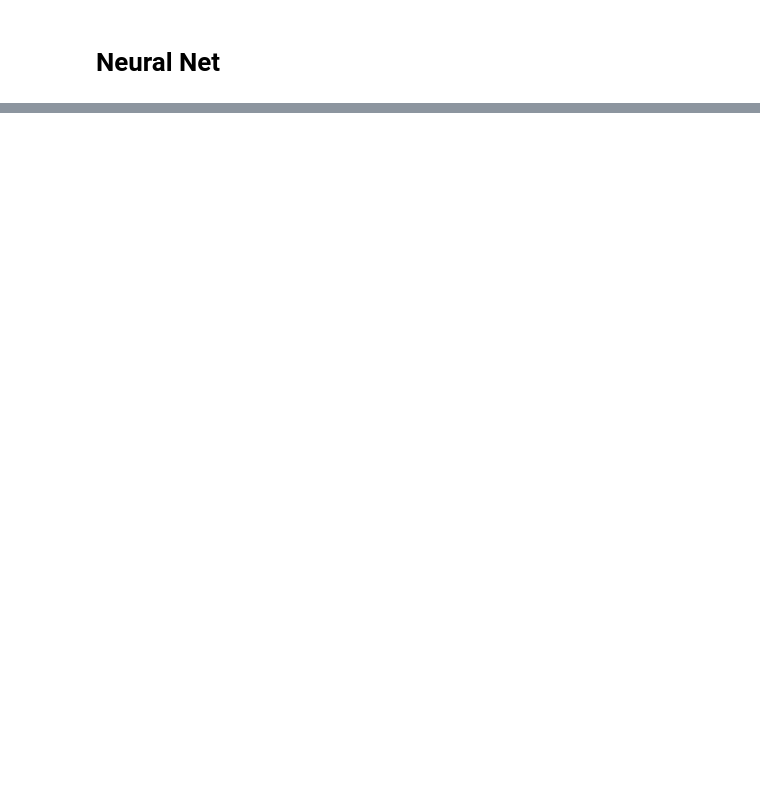
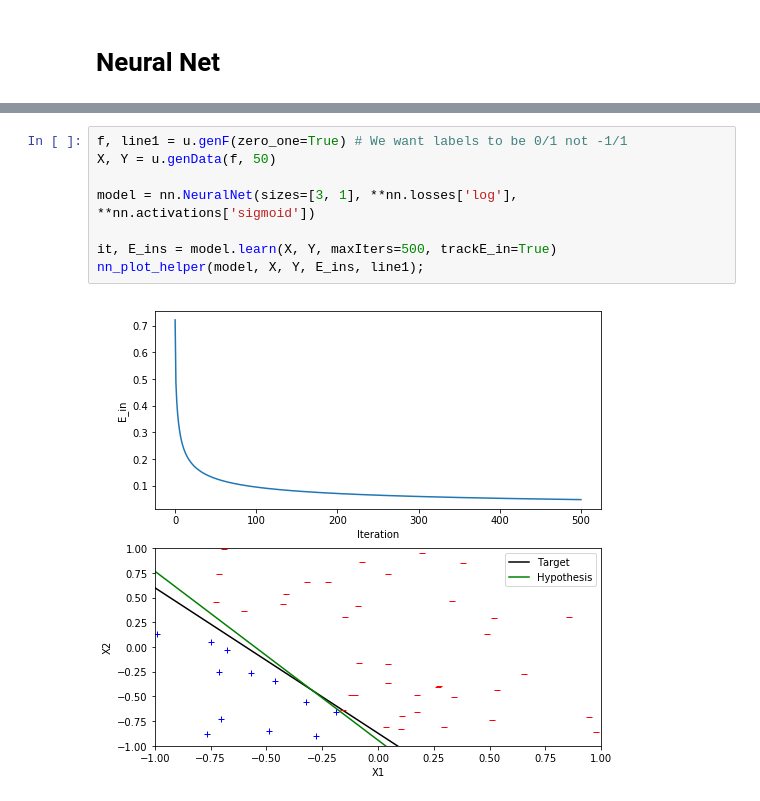
Before and after one commit to akshayyeluri/MLModels, a Jupyter notebook: demo.ipynb, the cells around one changed output, grey strips where cells are left out. Saved outputs shown, nothing was run; the diff lists cells and outputs as text; blank space fills up the shorter version.

```diff
--- a/demo.ipynb
+++ b/demo.ipynb
@@ -158,0 +118,10 @@ outputs2 - outputs
+# %%
+f, line1 = u.genF(zero_one=True) # We want labels to be 0/1 not -1/1
+X, Y = u.genData(f, 50)
+
+model = nn.NeuralNet(sizes=[3, 1], **nn.losses['log'], **nn.activations['sigmoid'])
+
+it, E_ins = model.learn(X, Y, maxIters=500, trackE_in=True)
+nn_plot_helper(model, X, Y, E_ins, line1);
+# %% [output]
+[figure, added]
```
Also changed, not shown: parts of 18 cells of this notebook, 4 other files.
